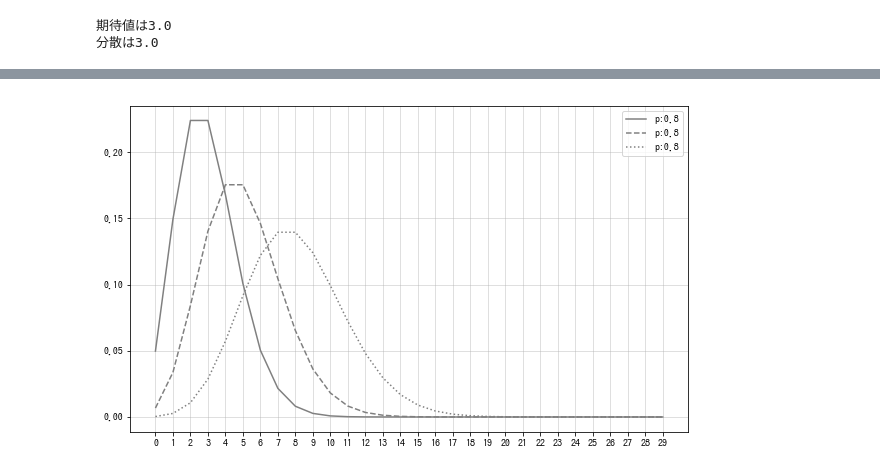
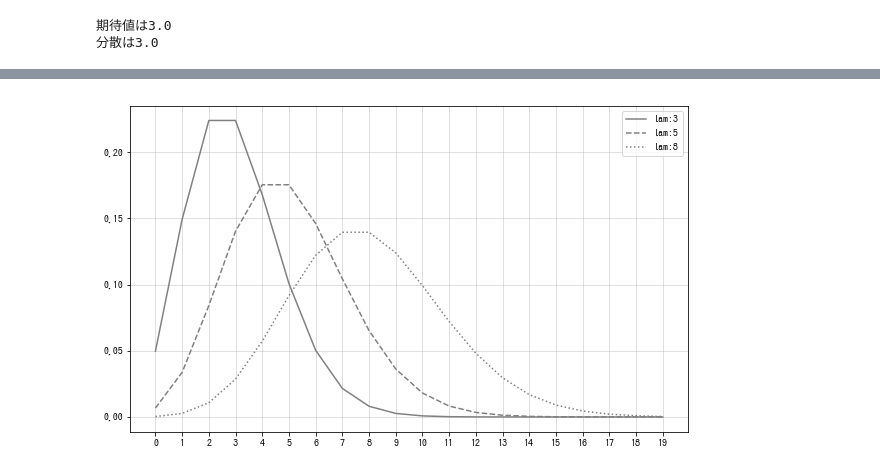
Before and after one commit to ghmagazine/python_stat_sample, a Jupyter notebook: notebook/chap06.ipynb, the cells around one changed output, grey strips where cells are left out. Cells and saved outputs as stored; diff of their text form; code cells hidden in the pictures.

```diff
--- a/notebook/chap06.ipynb
+++ b/notebook/chap06.ipynb
@@ -180,8 +176,8 @@ def Poi(l):
             return 0
     return x_set, f
 # %%
-l = 3
-X = Poi(l)
+lam = 3
+X = Poi(lam)
 # %%
 check_prob(X)
 # %% [output]
@@ -194,15 +190,15 @@ plot_prob(X)
 # %%
 fig = plt.figure(figsize=(10, 6))
 ax = fig.add_subplot(111)
 
-x_set = np.arange(30)
-for l, ls in zip([3, 5, 8], linestyles):
-    rv = stats.poisson(l)
+x_set = np.arange(20)
+for lam, ls in zip([3, 5, 8], linestyles):
+    rv = stats.poisson(lam)
     ax.plot(x_set, rv.pmf(x_set),
-            label=f'p:{p}', ls=ls, color='gray')
+            label=f'lam:{lam}', ls=ls, color='gray')
 ax.set_xticks(x_set)
 ax.legend()
 
 plt.show()
 # %% [output]
-[figure, old version]
+[figure, new version]
```
Also changed, not shown: parts of 3 cells of this notebook, 20 other files.
